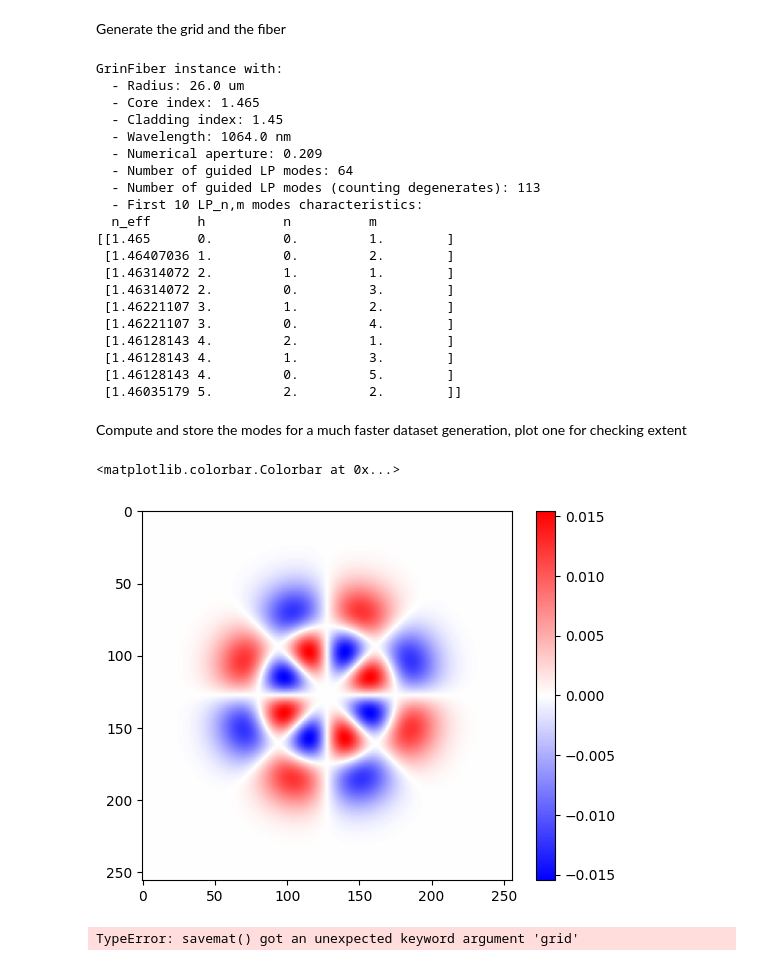
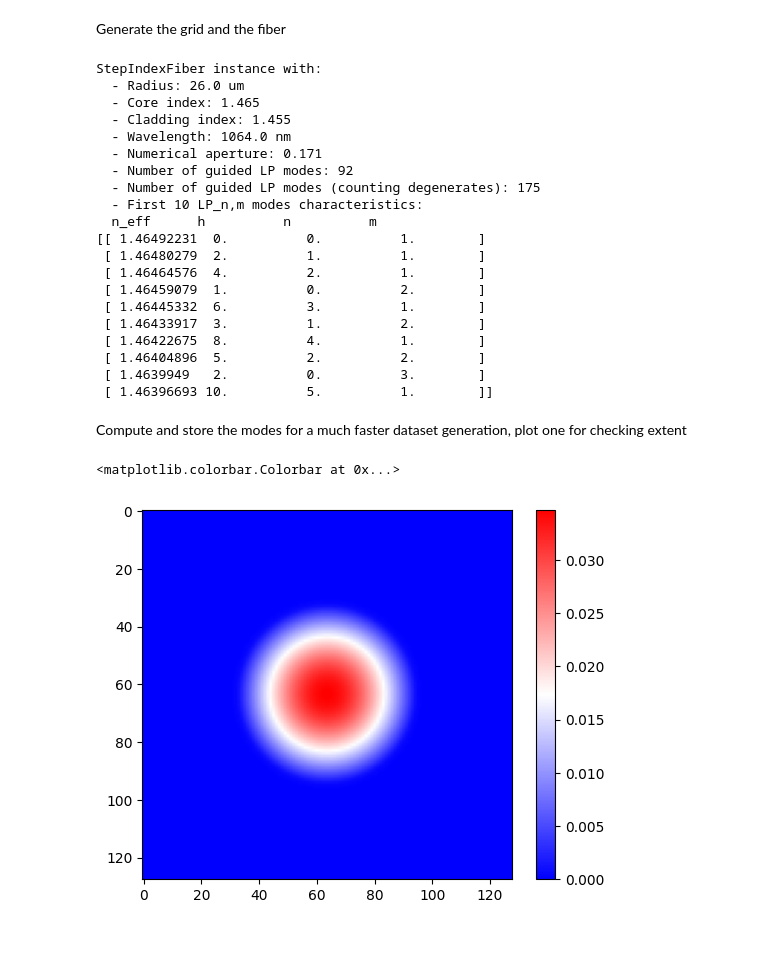
Before and after one commit to jysru/MMF_LP_modes, a Jupyter notebook: notebooks/generate_modal_basis.ipynb, the cells around one changed output. Saved outputs shown, nothing was run; the diff lists cells and outputs as text; code cells hidden in the pictures.

```diff
--- a/notebooks/generate_modal_basis.ipynb
+++ b/notebooks/generate_modal_basis.ipynb
@@ -11,9 +11,9 @@ from mmfsim.grid import Grid
 from mmfsim.fiber import GrinFiber, StepIndexFiber
 
 
-fiber_type: str = 'grin' # 'grin' or 'step'
-grid_settings: dict = {'pixel_size': 3.45e-6 / 16, 'pixel_numbers': (256, 256)}
-fiber_settings: dict = {'radius': 26e-6, 'wavelength': 1064e-9, 'n1': 1.465, 'n2': 1.45}
+fiber_type: str = 'step' # 'grin' or 'step'
+grid_settings: dict = {'pixel_size': 3.45e-6 /4, 'pixel_numbers': (128,128)}
+fiber_settings: dict = {'radius': 26e-6, 'wavelength': 1064e-9, 'n1': 1.465, 'n2': 1.455}
 # %% [output]
 The autoreload extension is already loaded. To reload it, use:
   %reload_ext autoreload
@@ -30,25 +30,25 @@ else:
     raise ValueError(f"Unknown fiber type.")
 print(fiber)
 # %% [output]
-GrinFiber instance with:
+StepIndexFiber instance with:
   - Radius: 26.0 um
   - Core index: 1.465
-  - Cladding index: 1.45
+  - Cladding index: 1.455
   - Wavelength: 1064.0 nm
-  - Numerical aperture: 0.209
-  - Number of guided LP modes: 64
-  - Number of guided LP modes (counting degenerates): 113
+  - Numerical aperture: 0.171
+  - Number of guided LP modes: 92
+  - Number of guided LP modes (counting degenerates): 175
   - First 10 LP_n,m modes characteristics:
   n_eff      h          n          m
-[[1.465      0.         0.         1.        ]
- [1.46407036 1.         0.         2.        ]
- [1.46314072 2.         1.         1.        ]
- [1.46314072 2.         0.         3.        ]
- [1.46221107 3.         1.         2.        ]
- [1.46221107 3.         0.         4.        ]
- [1.46128143 4.         2.         1.        ]
- [1.46128143 4.         1.         3.        ]
- [1.46128143 4.         0.         5.        ]
- [1.46035179 5.         2.         2.        ]]
+[[ 1.46492231  0.          0.          1.        ]
+ [ 1.46480279  2.          1.          1.        ]
+ [ 1.46464576  4.          2.          1.        ]
+ [ 1.46459079  1.          0.          2.        ]
+ [ 1.46445332  6.          3.          1.        ]
+ [ 1.46433917  3.          1.          2.        ]
+ [ 1.46422675  8.          4.          1.        ]
+ [ 1.46404896  5.          2.          2.        ]
+ [ 1.4639949   2.          0.          3.        ]
+ [ 1.46396693 10.          5.          1.        ]]
 # %% [markdown]
 Compute and store the modes for a much faster dataset generation, plot one for checking extent
@@ -55,10 +57,9 @@ Compute and store the modes for a much faster dataset generation, plot one for c
 # %%
-fiber.compute_modes_fields(grid)
-plt.imshow(fiber._modes[:,:,1,25], cmap="bwr")
+plt.imshow(fiber._modes[:,:,0,0], cmap="bwr")
 plt.colorbar()
 # %% [output]
 <matplotlib.colorbar.Colorbar at 0x...>
-[figure, old version]
+[figure, new version]
 # %%
 from scipy.io import savemat
 
@@ -66,8 +67,6 @@ from scipy.io import savemat
 fiber_settings.update(dict(NA = fiber._NA))
 
 savemat(
-    file_name='',
+    file_name='step_index_modes.mat',
     mdict=dict(grid = grid_settings, fiber_type = fiber_type, fiber_settings = fiber_settings, modes = fiber._modes)
 )
-# %% [output]
-TypeError: savemat() got an unexpected keyword argument 'grid'
```
Also changed, not shown: parts of 1 cell of this notebook.
